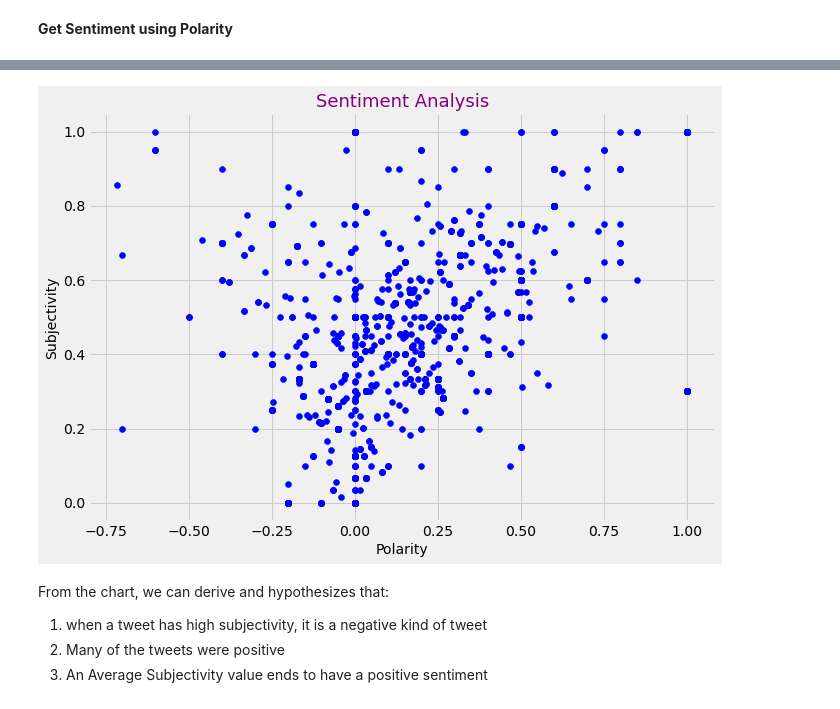
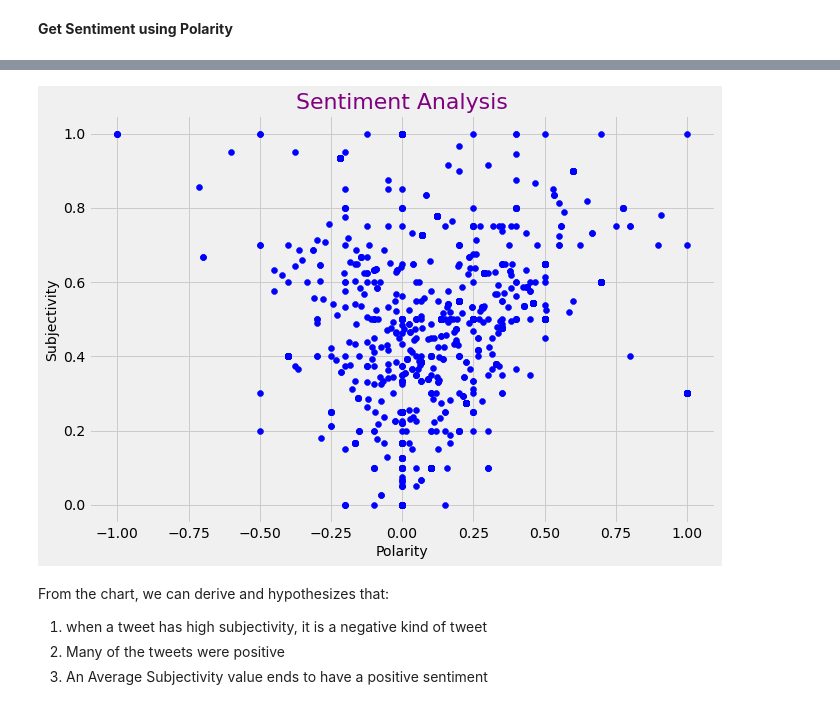
Before and after one commit to T-Orion/Impact-of-Covid-19-on-Food-Quantity-in-Africa, a Jupyter notebook: Sentiment Analysis (Covid 19 ).ipynb, the cells around one changed output, grey strips where cells are left out. Cells and saved outputs as stored; diff of their text form; code cells hidden in the pictures.

Commit message:
explanation chart added

```diff
--- a/Sentiment Analysis (Covid 19 ).ipynb
+++ b/Sentiment Analysis (Covid 19 ).ipynb
@@ -51,0 +145,4 @@ ken_tweets['tweets'] = ken_tweets['original_text'].apply(cleanTxt)
+# %%
+ng_tw = pipe.automate(ng_tweets['original_text'])
+sa_tw = pipe.automate(sa_tweets['original_text'])
+ken_tw = pipe.automate(ken_tweets['original_text'])
@@ -91,40 +180,15 @@ draw_wordcloud(ken_tweets['tweets'], 'Kenya')
 # %% [markdown]
 Create a new column for subjectivity and polarity using defined functions
-# %%
-# for kenya
-ken_tweets['N_Subjectivity'] = ken_tweets['tweets'].apply(getSubjectivity)
-ken_tweets['N_Polarity'] = ken_tweets['tweets'].apply(getPolarity)
-
-# for sa
-sa_tweets['N_Subjectivity'] = sa_tweets['tweets'].apply(getSubjectivity)
-sa_tweets['N_Polarity'] = sa_tweets['tweets'].apply(getPolarity)
-
-# for Nigeria
-ng_tweets['N_Subjectivity'] = ng_tweets['tweets'].apply(getSubjectivity)
-ng_tweets['N_Polarity'] = ng_tweets['tweets'].apply(getPolarity)
 # %% [markdown]
 **Get Sentiment using Polarity**
-# %%
-# Create a function to compute negative (-1), neutral (0) and positive (+1) analysis
-def getAnalysis(score):
-    if score < 0:
-        return 'Negative'
-    elif score == 0:
-        return 'Neutral'
-    else:
-        return 'Positive'
-
-ken_tweets['Analysis'] = ken_tweets['N_Polarity'].apply(getAnalysis)
-sa_tweets['Analysis'] = sa_tweets['N_Polarity'].apply(getAnalysis)
-ng_tweets['Analysis'] = ng_tweets['N_Polarity'].apply(getAnalysis)
 # %%
 # Printing positive tweets for kenya tweets
 print('Printing positive tweets:\n')
 j=1
-kenya_df = ken_tweets.sort_values(by=['N_Polarity']) #Sort the tweets
-for i in range(0, 100 ): #loop the entire tweets
-    if( kenya_df['Analysis'][i] == 'Positive'):
-        print(str(j) + ') '+ kenya_df['tweets'][i])
+south_africa_df = sa_tw.sort_values(by=['polarity']) #Sort the tweets
+for i in range(0, 20 ): #loop the entire tweets
+    if( south_africa_df['analysis'][i] == 'Positive'):
+        print(str(j) + ') '+ south_africa_df['tweets'][i])
         print()
         j= j+1
 # %% [output]
@@ -148,14 +202,14 @@ Ask Parliament to work on the Petition for replacing the word on the coat of arm
 # %%
 # Plotting
 plt.figure(figsize=(10,7))
 for i in range(0, ken_tweets.shape[0]):
-    plt.scatter(ken_tweets["N_Polarity"][i], ken_tweets["N_Subjectivity"][i], color='b')
-plt.title('Sentiment Analysis', size=18, color='purple')
+    plt.scatter(ng_tw["polarity"][i], ng_tw["subjectivity"][i], color='b')
+plt.title('Sentiment Analysis', size=22, color='purple')
 plt.xlabel('Polarity', fontsize=14)
 plt.ylabel('Subjectivity', fontsize=14)
 plt.show()
 # %% [output]
-[figure, old version]
+[figure, new version]
 # %% [markdown]
 From the chart, we can derive and hypothesizes that:
 1. when a tweet has high subjectivity, it is a negative kind of tweet
```
Also changed, not shown: parts of 31 cells of this notebook.
